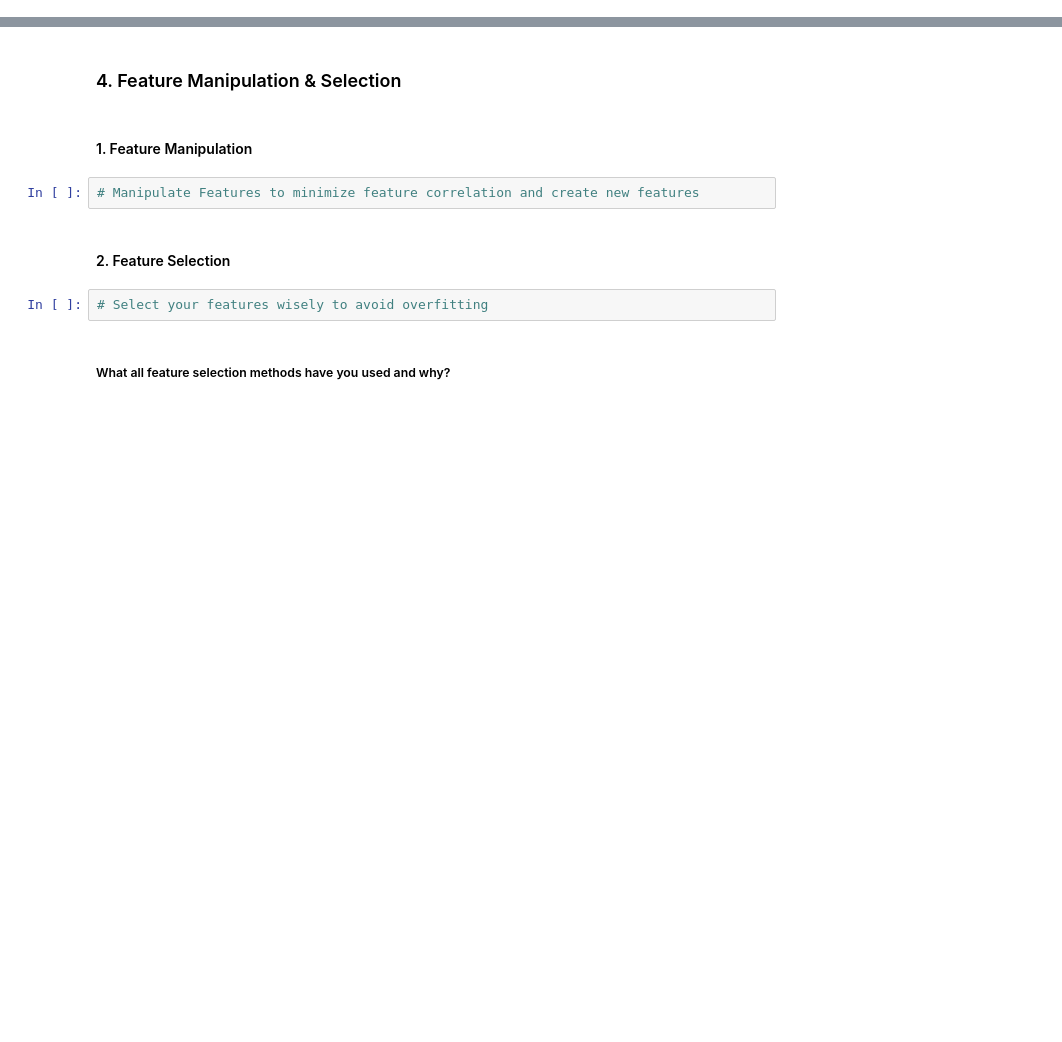
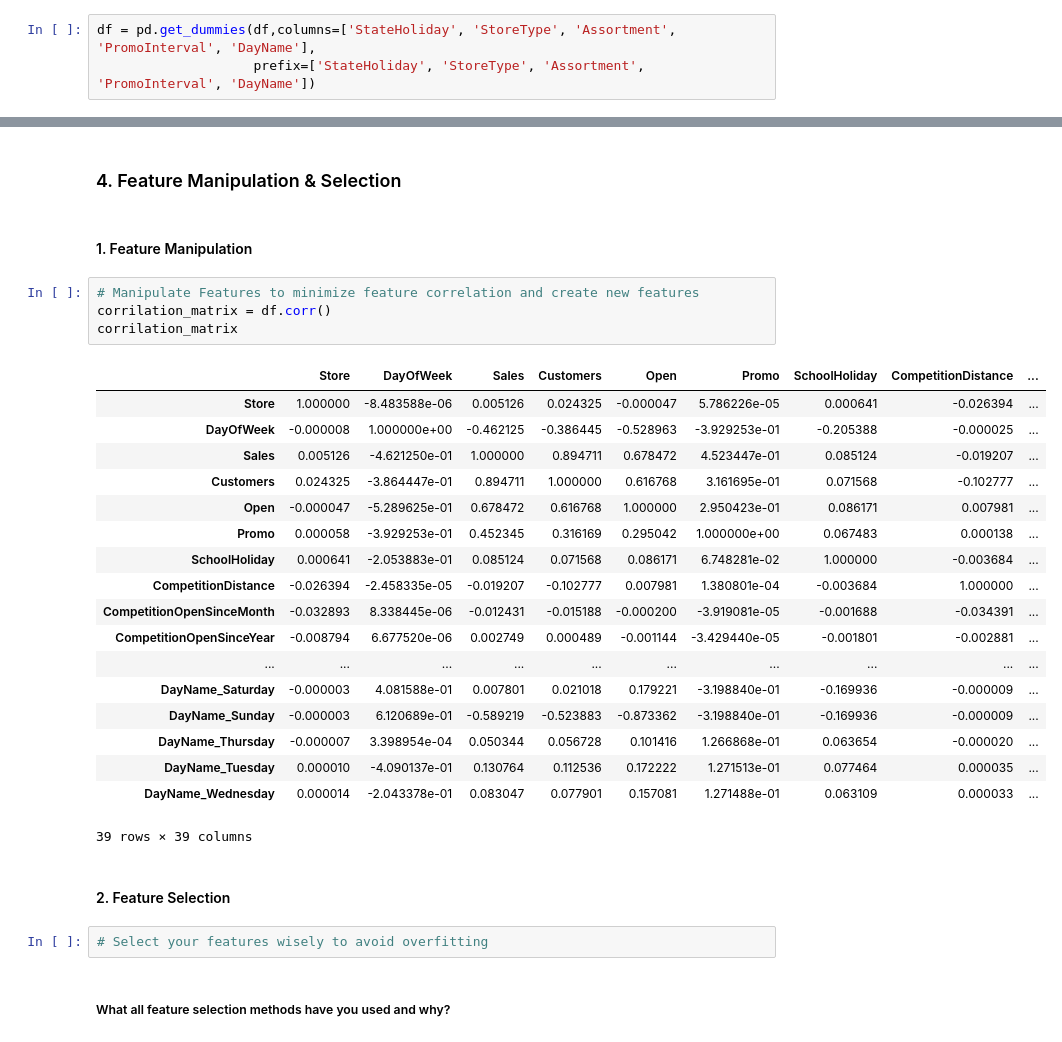
Before and after one commit to Nayan3101/Capstone-project-Regression---Retail-Sales-Prediction, a Jupyter notebook: Nayan_Capstone_Project_M6_Retail_Sales_Prediction.ipynb, the cells around one changed output, grey strips where cells are left out. Drawn from its saved outputs; the diff is of its cells as text; blank space fills up the shorter version.

```diff
--- a/Nayan_Capstone_Project_M6_Retail_Sales_Prediction.ipynb
+++ b/Nayan_Capstone_Project_M6_Retail_Sales_Prediction.ipynb
@@ -858,0 +1356,3 @@ Answer Here.
+# %%
+df = pd.get_dummies(df,columns=['StateHoliday', 'StoreType', 'Assortment', 'PromoInterval', 'DayName'],
+                    prefix=['StateHoliday', 'StoreType', 'Assortment', 'PromoInterval', 'DayName'])
@@ -919,6 +1389,27 @@ Answer Here.
 #### 1. Feature Manipulation
 # %%
 # Manipulate Features to minimize feature correlation and create new features
+corrilation_matrix = df.corr()
+corrilation_matrix
+# %% [output]
+|  | Store | DayOfWeek | Sales | Customers | Open | Promo | SchoolHoliday | CompetitionDistance | ... |
+| Store | 1.000000 | -8.483588e-06 | 0.005126 | 0.024325 | -0.000047 | 5.786226e-05 | 0.000641 | -0.026394 | ... |
+| DayOfWeek | -0.000008 | 1.000000e+00 | -0.462125 | -0.386445 | -0.528963 | -3.929253e-01 | -0.205388 | -0.000025 | ... |
+| Sales | 0.005126 | -4.621250e-01 | 1.000000 | 0.894711 | 0.678472 | 4.523447e-01 | 0.085124 | -0.019207 | ... |
+| Customers | 0.024325 | -3.864447e-01 | 0.894711 | 1.000000 | 0.616768 | 3.161695e-01 | 0.071568 | -0.102777 | ... |
+| Open | -0.000047 | -5.289625e-01 | 0.678472 | 0.616768 | 1.000000 | 2.950423e-01 | 0.086171 | 0.007981 | ... |
+| Promo | 0.000058 | -3.929253e-01 | 0.452345 | 0.316169 | 0.295042 | 1.000000e+00 | 0.067483 | 0.000138 | ... |
+| SchoolHoliday | 0.000641 | -2.053883e-01 | 0.085124 | 0.071568 | 0.086171 | 6.748281e-02 | 1.000000 | -0.003684 | ... |
+| CompetitionDistance | -0.026394 | -2.458335e-05 | -0.019207 | -0.102777 | 0.007981 | 1.380801e-04 | -0.003684 | 1.000000 | ... |
+| CompetitionOpenSinceMonth | -0.032893 | 8.338445e-06 | -0.012431 | -0.015188 | -0.000200 | -3.919081e-05 | -0.001688 | -0.034391 | ... |
+| CompetitionOpenSinceYear | -0.008794 | 6.677520e-06 | 0.002749 | 0.000489 | -0.001144 | -3.429440e-05 | -0.001801 | -0.002881 | ... |
+| ... | ... | ... | ... | ... | ... | ... | ... | ... | ... |
+| DayName_Saturday | -0.000003 | 4.081588e-01 | 0.007801 | 0.021018 | 0.179221 | -3.198840e-01 | -0.169936 | -0.000009 | ... |
+| DayName_Sunday | -0.000003 | 6.120689e-01 | -0.589219 | -0.523883 | -0.873362 | -3.198840e-01 | -0.169936 | -0.000009 | ... |
+| DayName_Thursday | -0.000007 | 3.398954e-04 | 0.050344 | 0.056728 | 0.101416 | 1.266868e-01 | 0.063654 | -0.000020 | ... |
+| DayName_Tuesday | 0.000010 | -4.090137e-01 | 0.130764 | 0.112536 | 0.172222 | 1.271513e-01 | 0.077464 | 0.000035 | ... |
+| DayName_Wednesday | 0.000014 | -2.043378e-01 | 0.083047 | 0.077901 | 0.157081 | 1.271488e-01 | 0.063109 | 0.000033 | ... |
+39 rows × 39 columns
 # %% [markdown]
 #### 2. Feature Selection
 # %%
```
Also changed, not shown: parts of 105 cells of this notebook.
